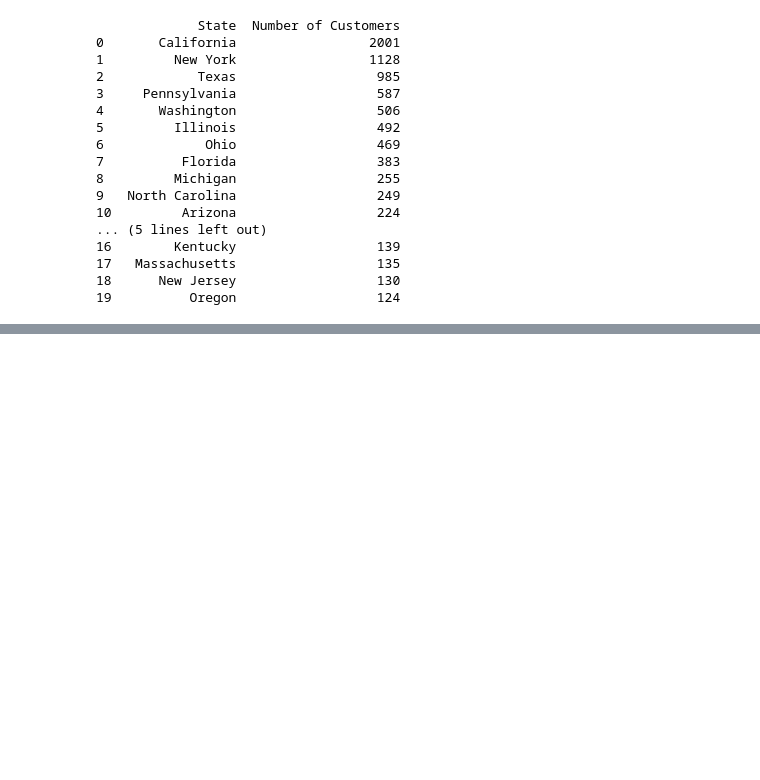
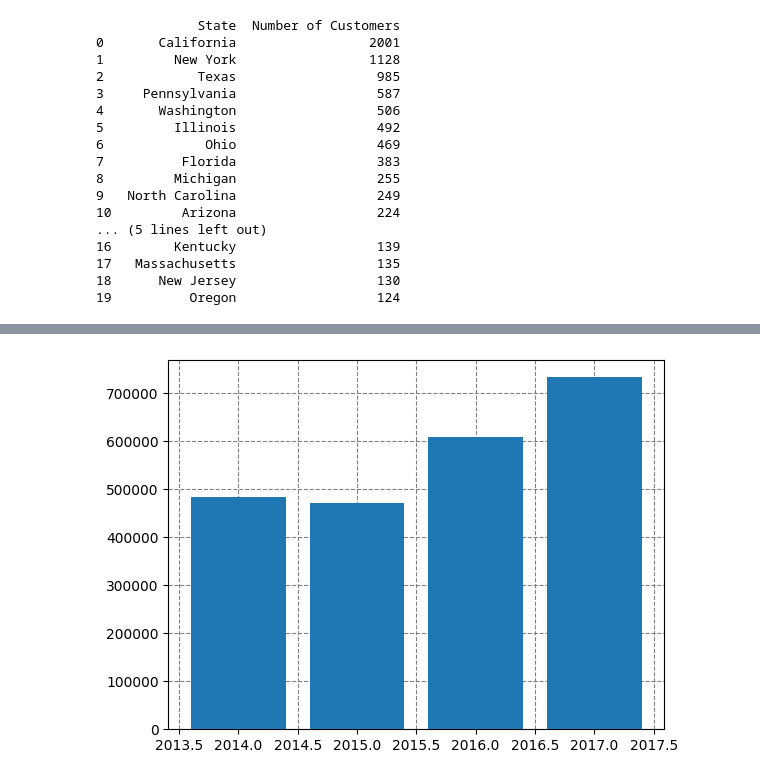
Before and after one commit to Nachoxt17/Retail-Business-Data-Analytics, a Jupyter notebook: Retail_Business_Data_Analytics.ipynb, the cells around one changed output, grey strips where cells are left out. Cells and saved outputs as stored; diff of their text form; code cells hidden in the pictures; blank space fills up the shorter version.

```diff
--- a/Retail_Business_Data_Analytics.ipynb
+++ b/Retail_Business_Data_Analytics.ipynb
@@ -276,0 +404,7 @@ print(state.head(20))
+# %%
+# Tracking and Visualizing Yearly Sales:
+df['Order Date'] = pd.to_datetime(df['Order Date'], errors='coerce', infer_datetime_format=True)
+yearly_sales = df.groupby(df['Order Date'].dt.year)['Sales'].sum().reset_index().rename(columns={'Order Date': 'Year', 'Sales': 'Total Sales'})
+yearly_sales.columns = yearly_sales.columns.str.strip()
+
+print(yearly_sales)
@@ -276,0 +418,6 @@ print(state.head(20))
+# %%
+plt.bar(yearly_sales['Year'], yearly_sales['Total Sales'], zorder=3)
+plt.grid(True, linestyle='--', color='gray', zorder=0)
+plt.show()
+# %% [output]
+[figure, added]
```
Also changed, not shown: parts of 20 cells of this notebook.
